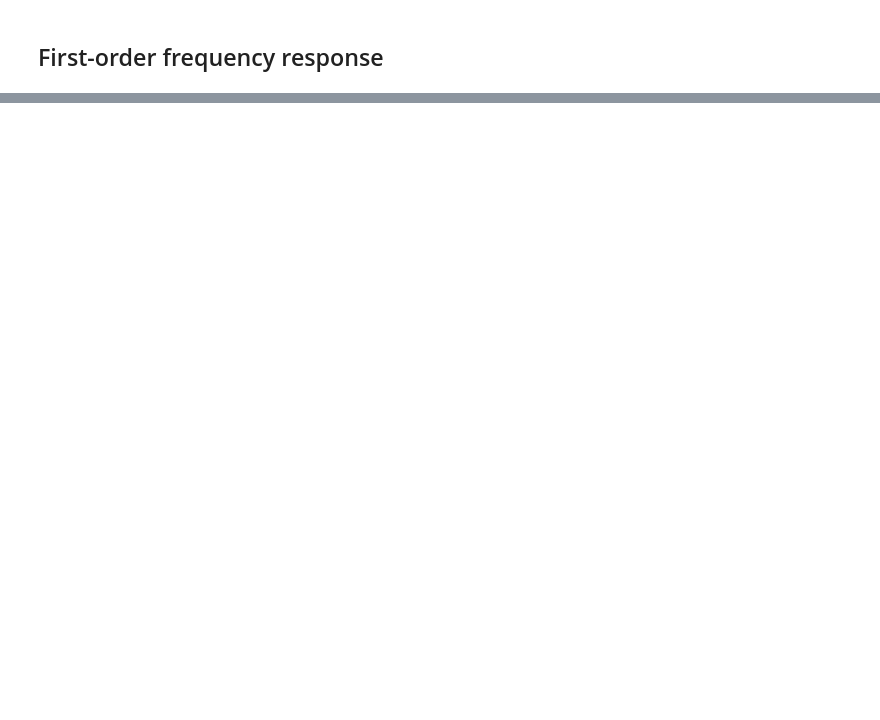
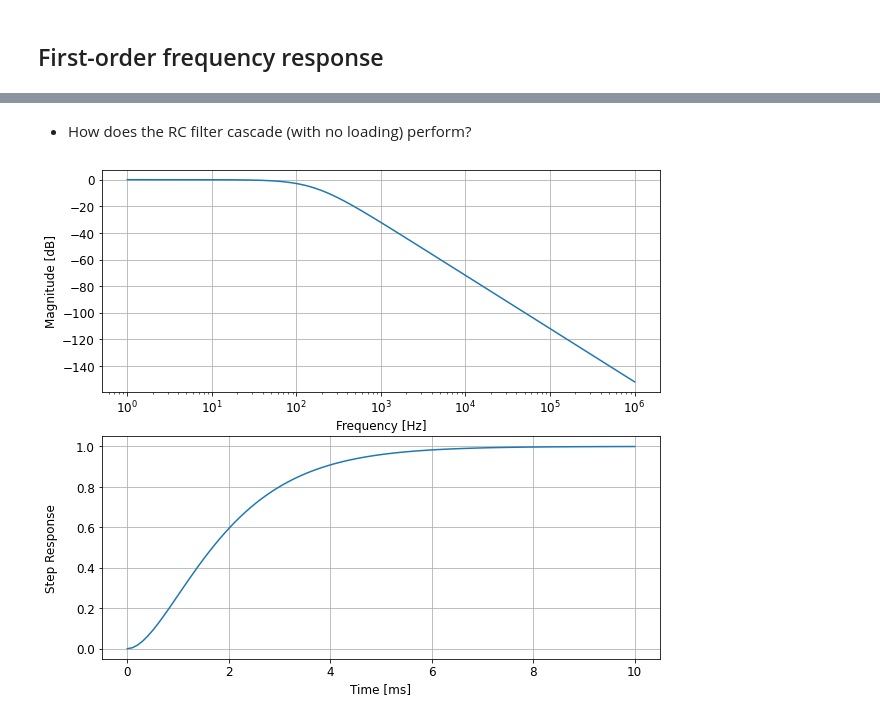
Before and after one commit to uw-analog/ee538-autumn2020, a Jupyter notebook: Lecture/2020_11_12_EE538_Lecture8.ipynb, the cells around one changed output, grey strips where cells are left out. Cells and saved outputs as stored; diff of their text form; code cells hidden in the pictures; blank space fills up the shorter version.

```diff
--- a/Lecture/2020_11_12_EE538_Lecture8.ipynb
+++ b/Lecture/2020_11_12_EE538_Lecture8.ipynb
@@ -284,0 +412,12 @@ fig.align_ylabels(axs[:])
+# %% [markdown]
+ - How does the RC filter cascade (with no loading) perform?
+# %%
+RC_2stage = signal.TransferFunction([w0**2], [1, 2*w0, w0**2])
+w, mag_dB, phase_RC_2stage = RC_2stage.bode(w=w)
+mag = 10**(mag_dB/20)
+tout, step_RC_2stage = signal.step(RC_2stage, X0=None, T=tin)
+
+plot_freqtrans(f, mag, 'Frequency [Hz]', 'Magnitude [dB]',
+        tout*1e3, step_RC_2stage, 'Time [ms]', 'Step Response')
+# %% [output]
+[figure, added]
```
Also changed, not shown: parts of 67 cells of this notebook, 6 other files.
